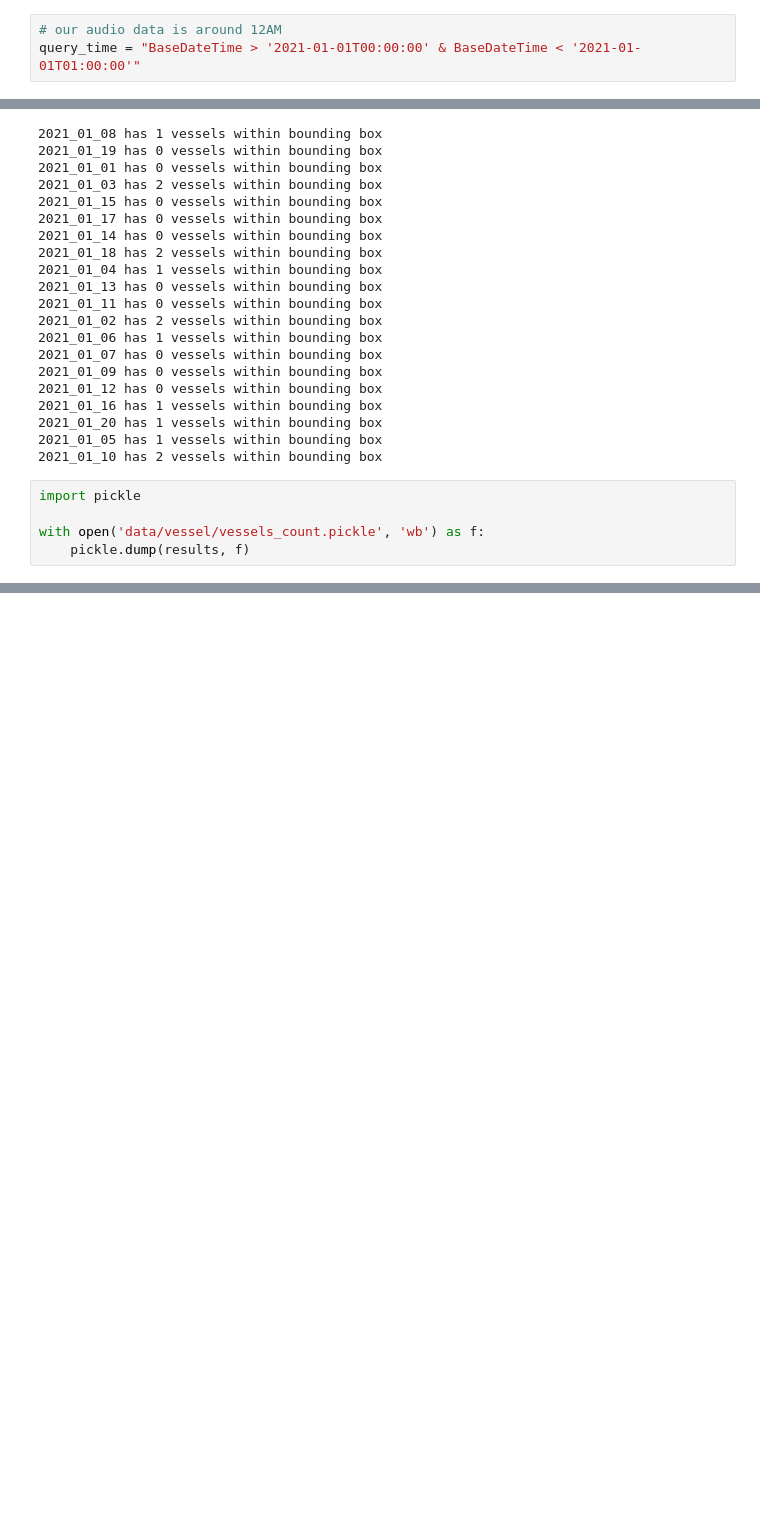
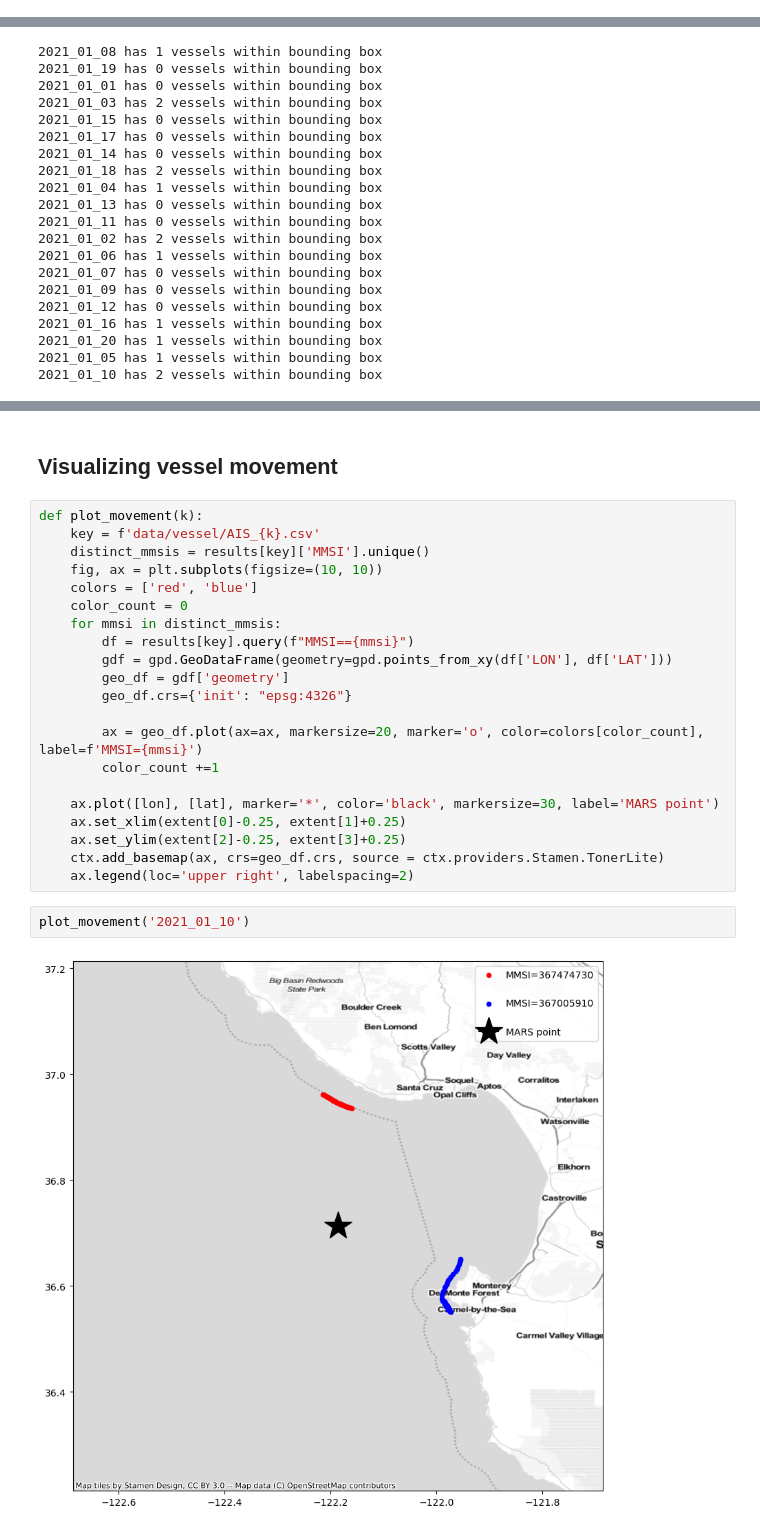
Before and after one commit to oceanhackweek/ohw23-proj-pamproject, a Jupyter notebook: Vessels.ipynb, the cells around one changed output, grey strips where cells are left out. Saved outputs shown, nothing was run; the diff lists cells and outputs as text; blank space fills up the shorter version.

Commit message:
vessel tracker graphs

```diff
--- a/Vessels.ipynb
+++ b/Vessels.ipynb
@@ -91,3 +80,0 @@ ais_0101.head()
-# %%
-# our audio data is around 12AM
-query_time = "BaseDateTime > '2021-01-01T00:00:00' & BaseDateTime < '2021-01-01T01:00:00'"
@@ -187,8 +145,3 @@ for d, res in results.items():
 2021_01_20 has 1 vessels within bounding box
 2021_01_05 has 1 vessels within bounding box
 2021_01_10 has 2 vessels within bounding box
-# %%
-import pickle
-
-with open('data/vessel/vessels_count.pickle', 'wb') as f:
-    pickle.dump(results, f)
@@ -194,0 +184,27 @@ with open('data/vessel/vessels_count.pickle', 'wb') as f:
+# %% [markdown]
+## Visualizing vessel movement
+# %%
+def plot_movement(k):
+    key = f'data/vessel/AIS_{k}.csv'
+    distinct_mmsis = results[key]['MMSI'].unique()
+    fig, ax = plt.subplots(figsize=(10, 10))
+    colors = ['red', 'blue']
+    color_count = 0
+    for mmsi in distinct_mmsis:
+        df = results[key].query(f"MMSI=={mmsi}")
+        gdf = gpd.GeoDataFrame(geometry=gpd.points_from_xy(df['LON'], df['LAT']))
+        geo_df = gdf['geometry']
+        geo_df.crs={'init': "epsg:4326"}
+
+        ax = geo_df.plot(ax=ax, markersize=20, marker='o', color=colors[color_count], label=f'MMSI={mmsi}')
+        color_count +=1
+
+    ax.plot([lon], [lat], marker='*', color='black', markersize=30, label='MARS point')
+    ax.set_xlim(extent[0]-0.25, extent[1]+0.25)
+    ax.set_ylim(extent[2]-0.25, extent[3]+0.25)
+    ctx.add_basemap(ax, crs=geo_df.crs, source = ctx.providers.Stamen.TonerLite)
+    ax.legend(loc='upper right', labelspacing=2)
+# %%
+plot_movement('2021_01_10')
+# %% [output]
+[figure, added]
```
Also changed, not shown: parts of 22 cells of this notebook.
